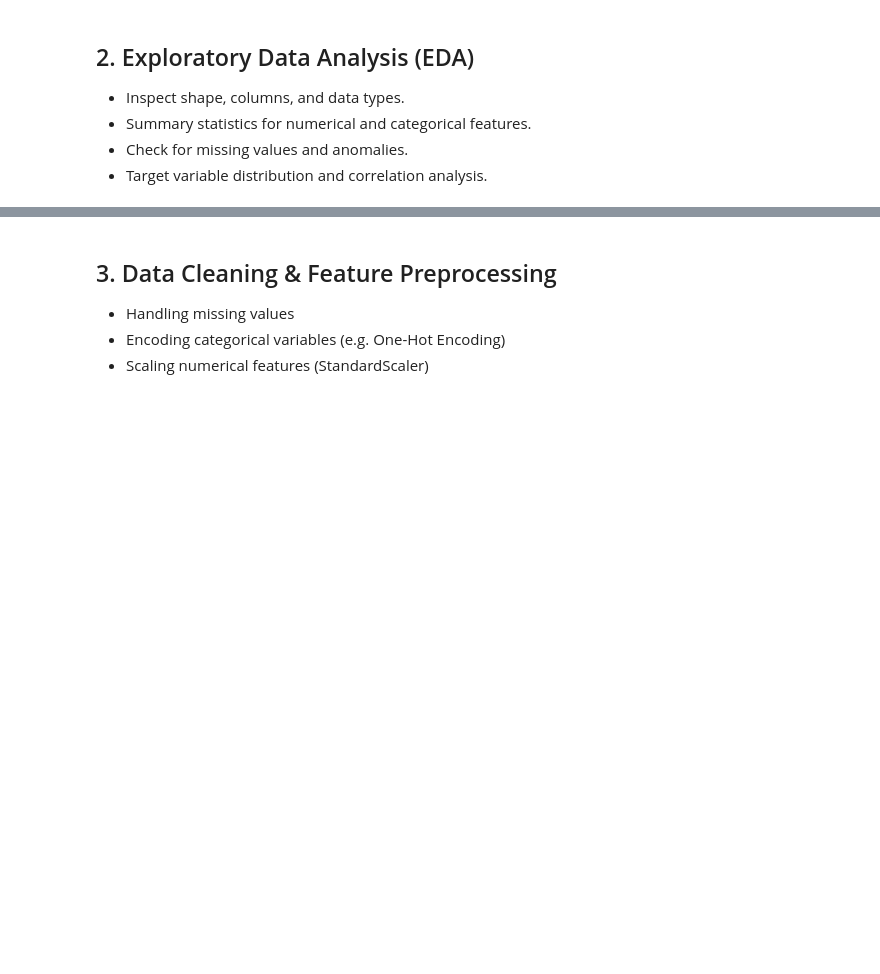
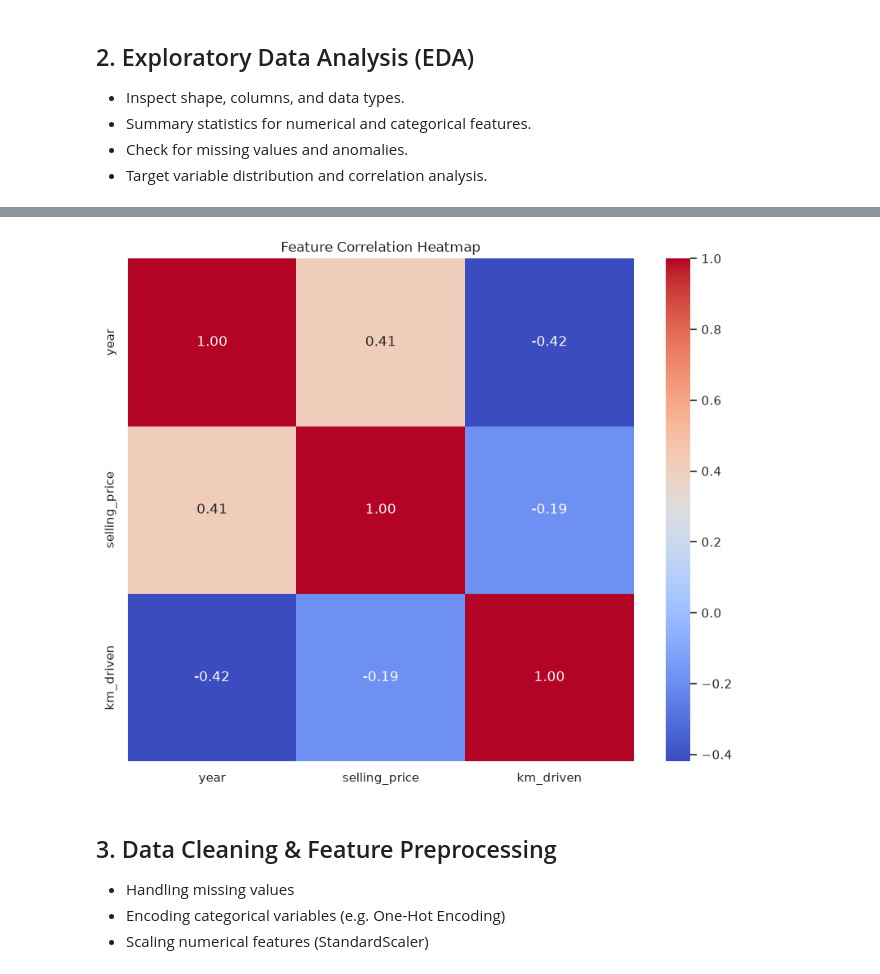
Before and after one commit to abdorizk61/ML_project, a Jupyter notebook: part_a_numerical/01_eda_and_preprocessing.ipynb, the cells around one changed output, grey strips where cells are left out. Drawn from its saved outputs; the diff is of its cells as text; code cells hidden in the pictures; blank space fills up the shorter version.

```diff
--- a/part_a_numerical/01_eda_and_preprocessing.ipynb
+++ b/part_a_numerical/01_eda_and_preprocessing.ipynb
@@ -43,9 +88,11 @@ sns.set_theme(style="whitegrid")
 # %%
 # Numerical correlations
-# plt.figure(figsize=(10, 8))
-# sns.heatmap(df.corr(numeric_only=True), annot=True, cmap='coolwarm', fmt='.2f')
-# plt.title('Feature Correlation Heatmap')
-# plt.show()
+plt.figure(figsize=(10, 8))
+sns.heatmap(df.corr(numeric_only=True), annot=True, cmap='coolwarm', fmt='.2f')
+plt.title('Feature Correlation Heatmap')
+plt.show()
+# %% [output]
+[figure, added]
 # %% [markdown]
 ## 3. Data Cleaning & Feature Preprocessing
 - Handling missing values
```
Also changed, not shown: parts of 8 cells of this notebook.
